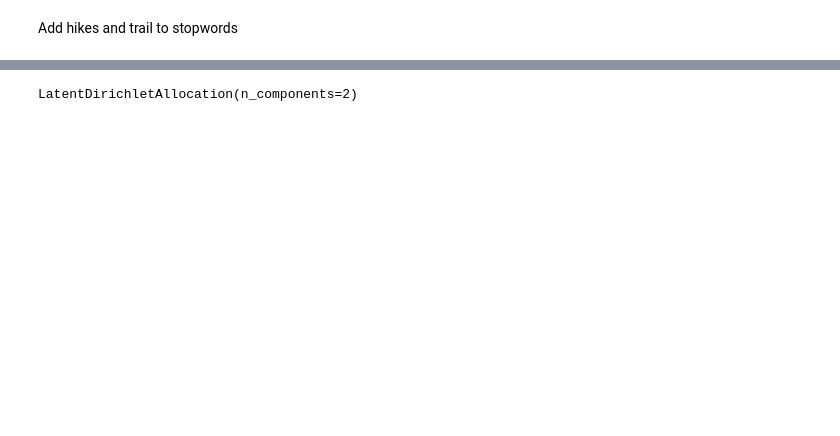
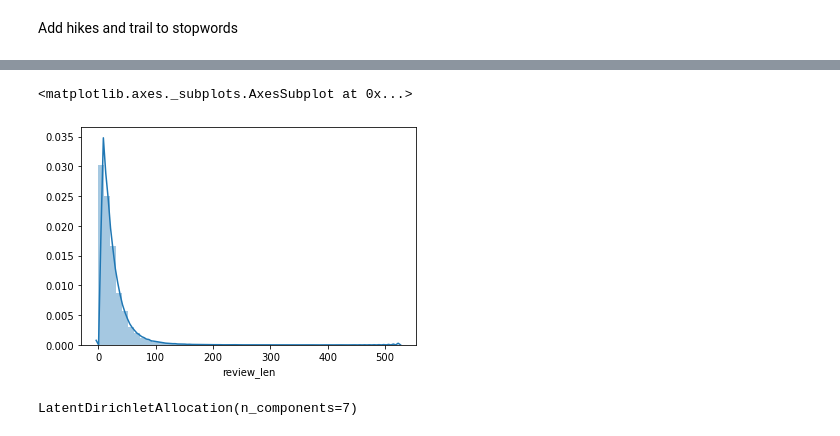
Before and after one commit to aauyeung19/Hiking-Trail-Recommendation-NLP, a Jupyter notebook: lib/topic_model_prototype.ipynb, the cells around one changed output, grey strips where cells are left out. Saved outputs shown, nothing was run; the diff lists cells and outputs as text; code cells hidden in the pictures; blank space fills up the shorter version.

```diff
--- a/lib/topic_model_prototype.ipynb
+++ b/lib/topic_model_prototype.ipynb
@@ -96,5 +136,6 @@ Trail Reviews
 # %%
-vectorizer = TfidfVectorizer(max_features=2000, min_df=10, max_df=0.4)
+stopwords = []
+vectorizer = TfidfVectorizer(max_features=2000, min_df=10, max_df=0.4, ngram_range=(1,2))
 reviews_dtm = vectorizer.fit_transform(reviews['cleaned_reviews'])
 # %%
 lsa = TruncatedSVD(5)
@@ -119,8 +160,8 @@ view, top, amazing, awesome, worth, good, steep, nice, climb, summit
 Add hikes and trail to stopwords
 # %%
 # Descriptions
-nmf_model = NMF(5)
-trail_desc = nmf_model.fit_transform(reviews_dtm)
+nmf_model = NMF(10)
+reviews_ = nmf_model.fit_transform(reviews_dtm)
 # %%
 display_topics(nmf_model, vectorizer.get_feature_names(), 10)
 # %% [output]
@@ -148,0 +196,7 @@ easy, walk, pretty, kid, fun, follow, short, dog, well, family
+# %%
+nmf_topic_df = pd.DataFrame(reviews_.round(5), index=reviews.cleaned_reviews, columns=['Topic_'+str(i) for i in range(10)])
+# %%
+nmf_topic_df.reset_index(inplace=True)
+
+# nmf_topic_df.sort_values(by='Topic_5', ascending=False).head(40)
+nmf_topic_df['review_len'] = nmf_topic_df.cleaned_reviews.map(lambda x: len(x.split()))
@@ -149,12 +226,17 @@ easy, walk, pretty, kid, fun, follow, short, dog, well, family
+# %%
+sns.distplot(nmf_topic_df['review_len'])
+# %% [output]
+<matplotlib.axes._subplots.AxesSubplot at 0x...>
+[figure, added]
 # %%
 # LDA
-vectorizer = CountVectorizer(max_features=2000,  min_df=10)
+vectorizer = CountVectorizer(max_features=2000,  min_df=10, ngram_range=(1,2))
 hikes_dtm = vectorizer.fit_transform(hikes_df['cleaned_descriptions'])
 
-lda_hikes = LatentDirichletAllocation(n_components=2)
+lda_hikes = LatentDirichletAllocation(n_components=7)
 lda_hikes.fit(hikes_dtm)
 # %% [output]
-LatentDirichletAllocation(n_components=2)
+LatentDirichletAllocation(n_components=7)
 # %%
 import pyLDAvis
 import pyLDAvis.sklearn
```
Also changed, not shown: parts of 27 cells of this notebook.
